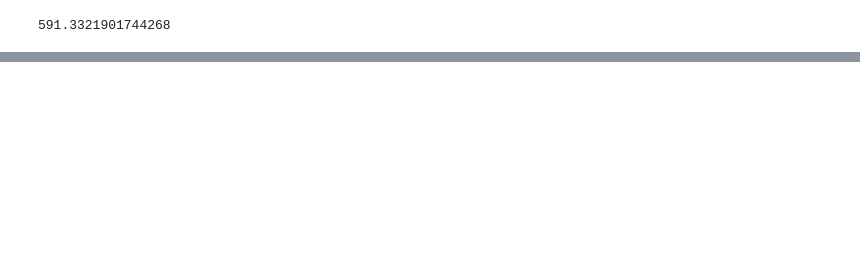
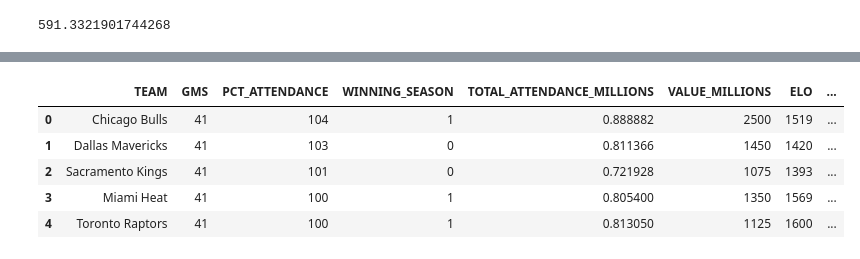
Before and after one commit to prxshetty/NBAInfluencePredictor, a Jupyter notebook: team_evaluation_nba.ipynb, the cells around one changed output, grey strips where cells are left out. Cells and saved outputs as stored; diff of their text form; code cells hidden in the pictures; blank space fills up the shorter version.

```diff
--- a/team_evaluation_nba.ipynb
+++ b/team_evaluation_nba.ipynb
@@ -162,0 +168,3 @@ rmse
+# %%
+val_housing_win_df=pd.read_csv("data/nba_2017_att_val_elo_win_housing.csv")
+val_housing_win_df.columns
@@ -162,0 +176,7 @@ rmse
+# %%
+numerical_df=val_housing_win_df.loc[:, ["TOTAL_ATTENDANCE_MILLIONS", "ELO", "VALUE_MILLIONS", "MEDIAN_HOME_PRICE_COUNTY_MILLIONS"]]
+from sklearn.preprocessing import MinMaxScaler
+scaler=MinMaxScaler()
+print(scaler.fit(numerical_df))
+print(scaler.transform(numerical_df))
+MinMaxScaler(copy=True, feature_range=(0,1))
@@ -162,0 +202,14 @@ rmse
+# %%
+#using the scaled data to find clusters
+from sklearn.cluster import KMeans
+k_means=KMeans(n_clusters=3)
+kmeans=k_means.fit(scaler.transform(numerical_df))
+val_housing_win_df['cluster']=kmeans.labels_
+val_housing_win_df.head()
+# %% [output]
+|  | TEAM | GMS | PCT_ATTENDANCE | WINNING_SEASON | TOTAL_ATTENDANCE_MILLIONS | VALUE_MILLIONS | ELO | ... |
+| 0 | Chicago Bulls | 41 | 104 | 1 | 0.888882 | 2500 | 1519 | ... |
+| 1 | Dallas Mavericks | 41 | 103 | 0 | 0.811366 | 1450 | 1420 | ... |
+| 2 | Sacramento Kings | 41 | 101 | 0 | 0.721928 | 1075 | 1393 | ... |
+| 3 | Miami Heat | 41 | 100 | 1 | 0.805400 | 1350 | 1569 | ... |
+| 4 | Toronto Raptors | 41 | 100 | 1 | 0.813050 | 1125 | 1600 | ... |
```
Also changed, not shown: parts of 4 cells of this notebook.
